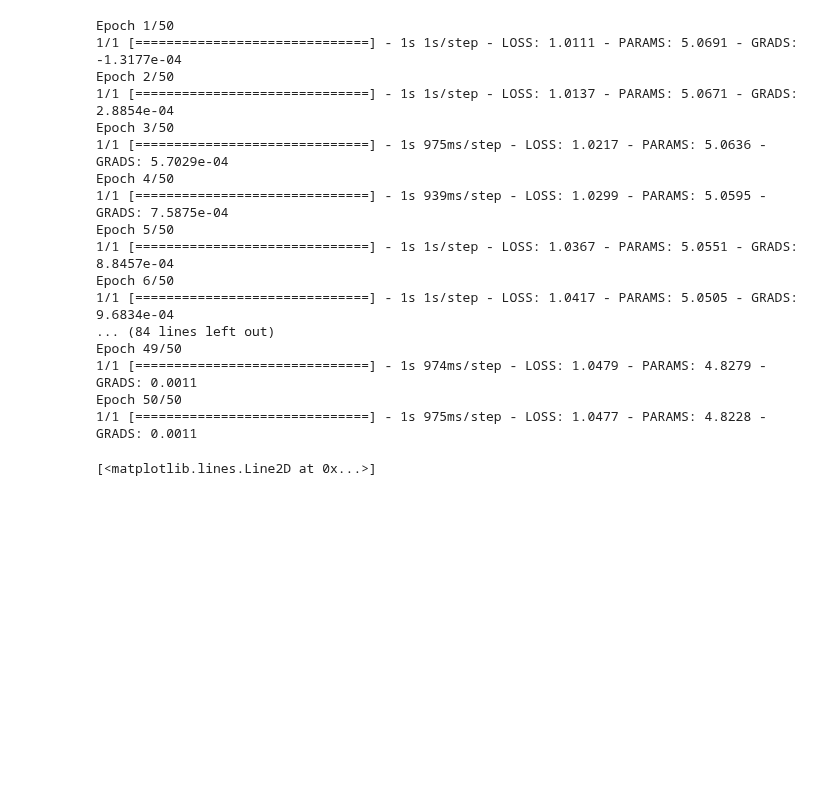
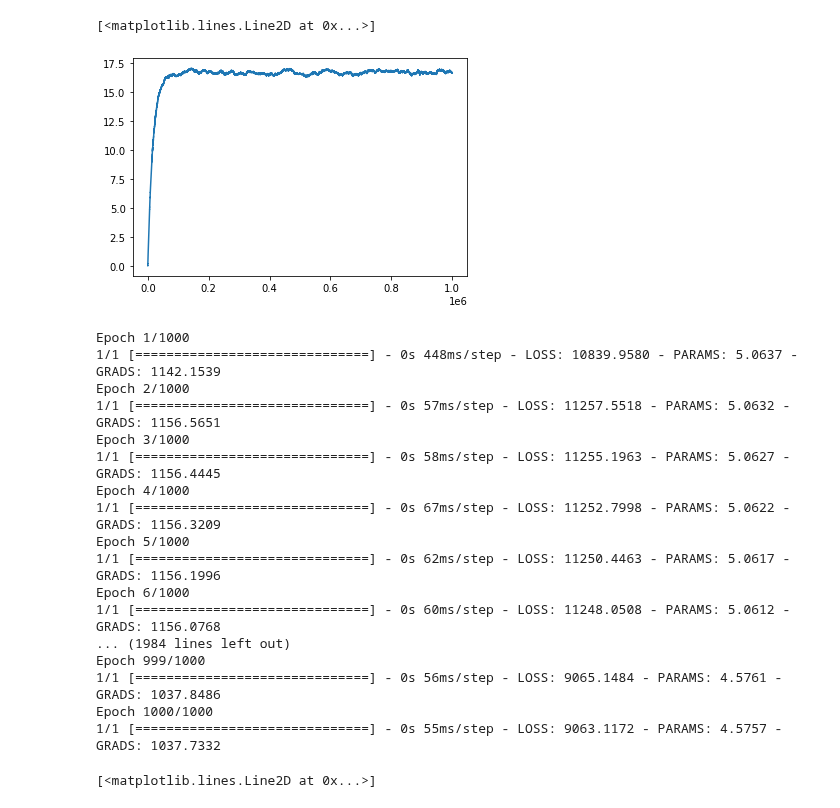
Before and after one commit to matibilkis/continuous, a Jupyter notebook: analysis/gaussian_recurrent_stateful.ipynb, the cells around one changed output. Drawn from its saved outputs; the diff is of its cells as text; code cells hidden in the pictures; blank space fills up the shorter version.

```diff
--- a/analysis/gaussian_recurrent_stateful.ipynb
+++ b/analysis/gaussian_recurrent_stateful.ipynb
@@ -40,23 +47,28 @@ model.compile(optimizer=tf.keras.optimizers.Adam(learning_rate=1e-2))
+# %%
+plt.plot(states_si[:,0])
+# %% [output]
+[<matplotlib.lines.Line2D at 0x...>]
+[figure, added]
 # %%
-history = model.fit(x=tfsignals, y=tfsignals, epochs=50, batch_size=1, shuffle=False,)
+history = model.fit(x=tfsignals, y=tfsignals, epochs=1000, batch_size=BS, shuffle=False,)
 # %% [output]
-Epoch 1/50
-1/1 [==============================] - 1s 1s/step - LOSS: 1.0111 - PARAMS: 5.0691 - GRADS: -1.3177e-04
-Epoch 2/50
-1/1 [==============================] - 1s 1s/step - LOSS: 1.0137 - PARAMS: 5.0671 - GRADS: 2.8854e-04
-Epoch 3/50
-1/1 [==============================] - 1s 975ms/step - LOSS: 1.0217 - PARAMS: 5.0636 - GRADS: 5.7029e-04
-Epoch 4/50
-1/1 [==============================] - 1s 939ms/step - LOSS: 1.0299 - PARAMS: 5.0595 - GRADS: 7.5875e-04
-Epoch 5/50
-1/1 [==============================] - 1s 1s/step - LOSS: 1.0367 - PARAMS: 5.0551 - GRADS: 8.8457e-04
-Epoch 6/50
-1/1 [==============================] - 1s 1s/step - LOSS: 1.0417 - PARAMS: 5.0505 - GRADS: 9.6834e-04
-... (84 lines left out)
-Epoch 49/50
-1/1 [==============================] - 1s 974ms/step - LOSS: 1.0479 - PARAMS: 4.8279 - GRADS: 0.0011
-Epoch 50/50
-1/1 [==============================] - 1s 975ms/step - LOSS: 1.0477 - PARAMS: 4.8228 - GRADS: 0.0011
+Epoch 1/1000
+1/1 [==============================] - 0s 448ms/step - LOSS: 10839.9580 - PARAMS: 5.0637 - GRADS: 1142.1539
+Epoch 2/1000
+1/1 [==============================] - 0s 57ms/step - LOSS: 11257.5518 - PARAMS: 5.0632 - GRADS: 1156.5651
+Epoch 3/1000
+1/1 [==============================] - 0s 58ms/step - LOSS: 11255.1963 - PARAMS: 5.0627 - GRADS: 1156.4445
+Epoch 4/1000
+1/1 [==============================] - 0s 67ms/step - LOSS: 11252.7998 - PARAMS: 5.0622 - GRADS: 1156.3209
+Epoch 5/1000
+1/1 [==============================] - 0s 62ms/step - LOSS: 11250.4463 - PARAMS: 5.0617 - GRADS: 1156.1996
+Epoch 6/1000
+1/1 [==============================] - 0s 60ms/step - LOSS: 11248.0508 - PARAMS: 5.0612 - GRADS: 1156.0768
+... (1984 lines left out)
+Epoch 999/1000
+1/1 [==============================] - 0s 56ms/step - LOSS: 9065.1484 - PARAMS: 4.5761 - GRADS: 1037.8486
+Epoch 1000/1000
+1/1 [==============================] - 0s 55ms/step - LOSS: 9063.1172 - PARAMS: 4.5757 - GRADS: 1037.7332
 # %%
 plt.plot(np.squeeze(history.history["PARAMS"])[:,0])
 # %% [output]
```
Also changed, not shown: parts of 5 cells of this notebook, 4 other files.
